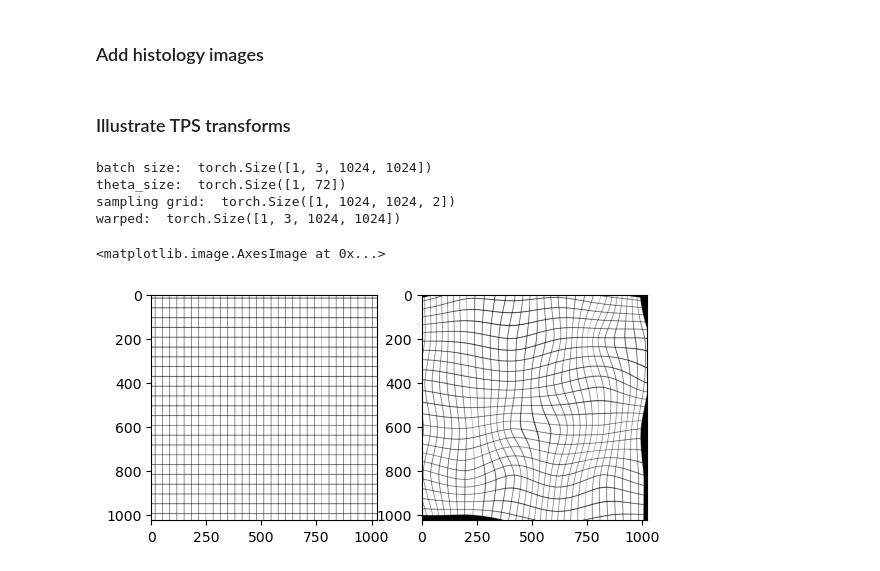
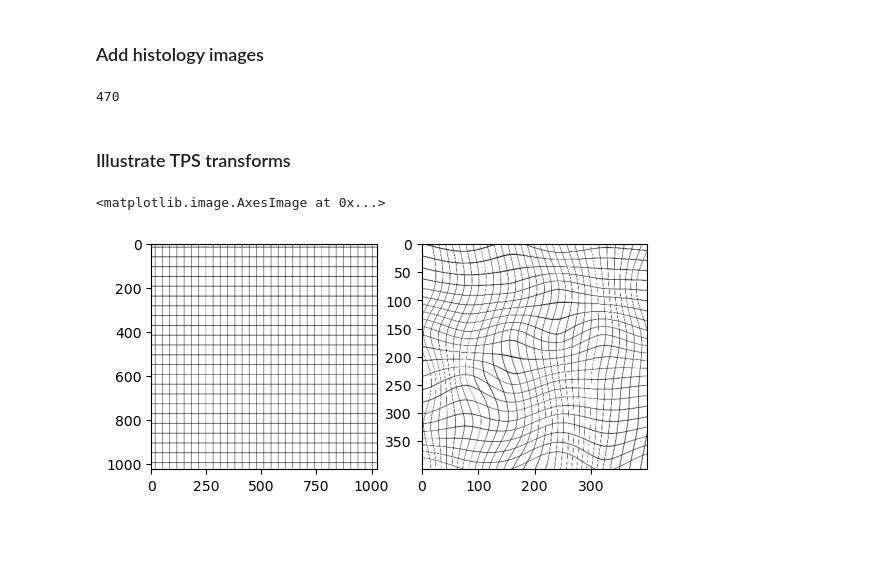
Before and after one commit to Martamasramon/ProsRegNet, a Jupyter notebook: analyse_training_transforms.ipynb, the cells around one changed output. Saved outputs shown, nothing was run; the diff lists cells and outputs as text; code cells hidden in the pictures; blank space fills up the shorter version.

Commit message:
Updated training transforms for t2-dwi (3x3 tps)

```diff
--- a/analyse_training_transforms.ipynb
+++ b/analyse_training_transforms.ipynb
@@ -104,30 +132,33 @@ histo = {
     'HMU_067_MS': ['A1','A2','A3','A4','A5','A6','A7']
 }
 
-for name in file_names:
-    histo_slices = in_vivo[name]
-    for slice in histo_slices:
-        image_name  = name + str(slice) + '_segmented.png'
-        new_row     = random_transform(transforms_pd, image_name)
+for i in range(10):
+    for name in file_names:
+        histo_slices = histo[name]
+        for slice in histo_slices:
+            image_name  = name + str(slice) + '_segmented.png'
+            new_row     = random_transform(transforms_pd, image_name)
 
-        new_row_pd       = pd.DataFrame.from_dict(new_row)
-        updated_train_pd = pd.concat((updated_train_pd, new_row_pd), ignore_index=True)
+            new_row_pd       = pd.DataFrame.from_dict(new_row)
+            updated_train_pd = pd.concat((updated_train_pd, new_row_pd), ignore_index=True)
 
-        number_samples += 1
+            number_samples += 1
 
 print(number_samples)
 updated_train_pd
 
-updated_train_pd.to_csv('training_data/tps/train_updated.csv', index=False)
+updated_train_pd.to_csv('training_data/tps/train_updated_47.csv', index=False)
+# %% [output]
+470
 # %% [markdown]
 ### Illustrate TPS transforms
 # %%
 from process_img import *
-from geotnf.transformation_high_res import GeometricTnf_high_res
+from geotnf.transformation import GeometricTnf
 from skimage import io
 
 
-def tsp_transform_grid(transforms_pd):
+def tps_transform_grid(transforms_pd):
     """
     Apply a random TPS transform to the sample grid
     """
@@ -143,7 +174,7 @@ def tsp_transform_grid(transforms_pd):
     source_image = process_image(source_image, use_cuda=False, high_res=True)
 
     # TPS transformation
-    tpsTnf       = GeometricTnf_high_res(geometric_model='tps', out_h=1024, out_w=1024, use_cuda=False)
+    tpsTnf       = GeometricTnf(geometric_model='tps', out_h=400, out_w=400, use_cuda=False)
     warped_image = tpsTnf(source_image,theta_tps)
 
     # Un-normalize images and convert to numpy
@@ -154,15 +185,11 @@ def tsp_transform_grid(transforms_pd):
     source_image = source_image.permute(0,2,3,1)
     return source_image, warped_image_np
 # %%
-source_image, warped_image = tsp_transform_grid(transforms_pd)
+source_image, warped_image = tps_transform_grid(transforms_pd)
 
 fig, axs = plt.subplots(1,2)
 axs[0].imshow(np.squeeze(source_image))
 axs[1].imshow(warped_image)
 # %% [output]
-batch size:  torch.Size([1, 3, 1024, 1024])
-theta_size:  torch.Size([1, 72])
-sampling grid:  torch.Size([1, 1024, 1024, 2])
-warped:  torch.Size([1, 3, 1024, 1024])
+<matplotlib.image.AxesImage at 0x...>
-<matplotlib.image.AxesImage at 0x...>
-[figure, old version]
+[figure, new version]
```
Also changed, not shown: parts of 8 cells of this notebook, 2 other files.
